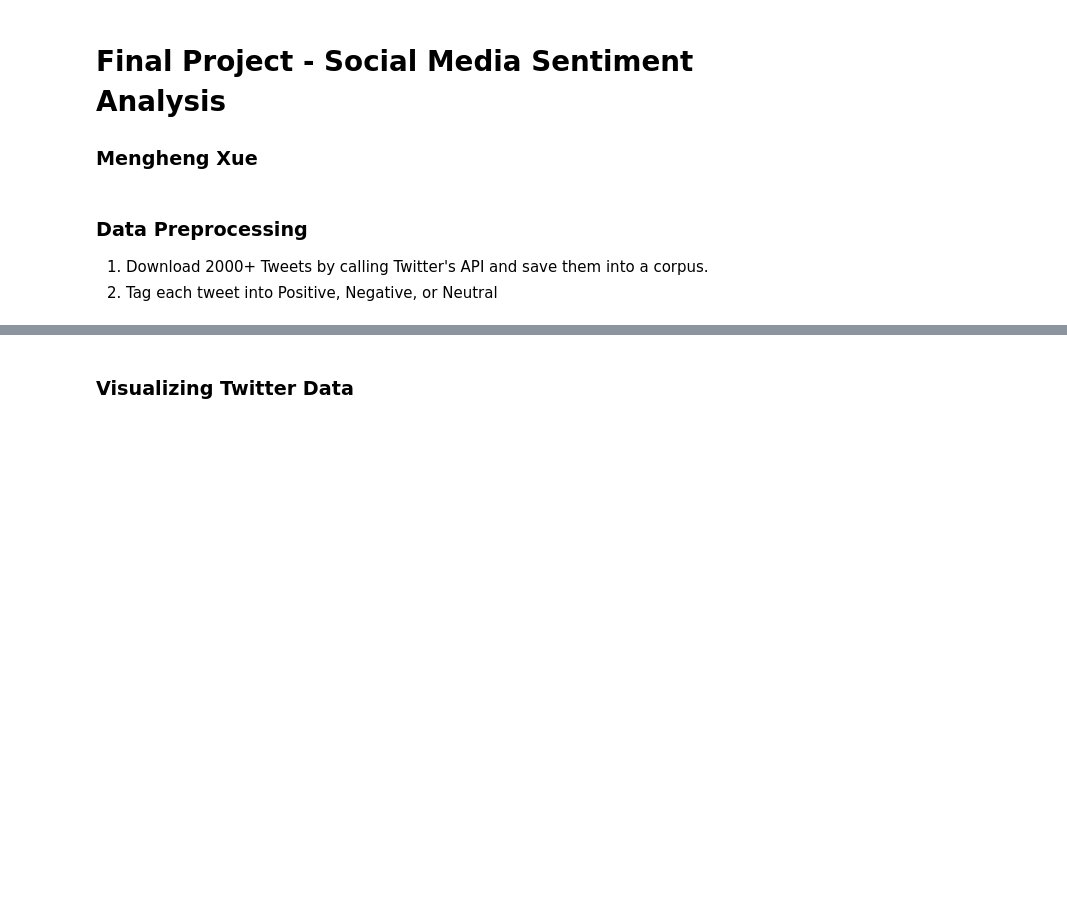
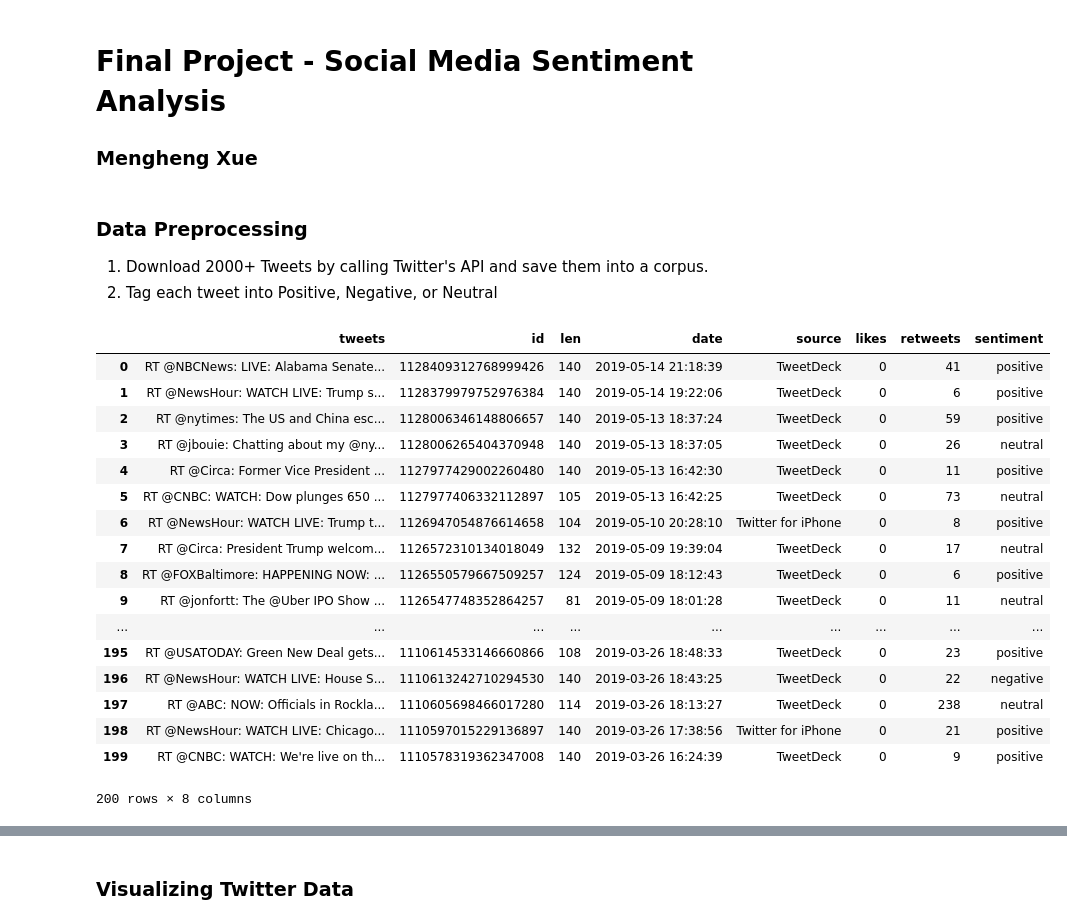
Before and after one commit to bondxue/FRE9733-Big-Data-in-Finance, a Jupyter notebook: FinalProject-SocialMediaSentimentAnalysis/Final_Project_Social_Media_Sentiment_Analysis.ipynb, the cells around one changed output, grey strips where cells are left out. Drawn from its saved outputs; the diff is of its cells as text; code cells hidden in the pictures; blank space fills up the shorter version.

```diff
--- a/FinalProject-SocialMediaSentimentAnalysis/Final_Project_Social_Media_Sentiment_Analysis.ipynb
+++ b/FinalProject-SocialMediaSentimentAnalysis/Final_Project_Social_Media_Sentiment_Analysis.ipynb
@@ -12,11 +12,31 @@ import seaborn as sns
 1. Download 2000+ Tweets by calling Twitter's API and save them into a corpus.
 2. Tag each tweet into Positive, Negative, or Neutral
 # %%
+import sentiment_anaylsis_twitter_data
 twitter_client = sentiment_anaylsis_twitter_data.TwitterClient()
 tweet_analyzer = sentiment_anaylsis_twitter_data.TweetAnalyzer()
 api = twitter_client.get_twitter_client_api()
-tweets = api.user_timeline(screen_name="ladygaga", count=8000)
+tweets = api.user_timeline(screen_name="TwitterNews", count=8000)
 df = tweet_analyzer.tweets_to_data_frame(tweets)
 df['sentiment'] = np.array([tweet_analyzer.analyze_sentiment(tweet) for tweet in df['tweets']]) # tag each tweets into Positive, Negative, or Neutral
 
 df.head(200)
+# %% [output]
+|  | tweets | id | len | date | source | likes | retweets | sentiment |
+| 0 | RT @NBCNews: LIVE: Alabama Senate... | 1128409312768999426 | 140 | 2019-05-14 21:18:39 | TweetDeck | 0 | 41 | positive |
+| 1 | RT @NewsHour: WATCH LIVE: Trump s... | 1128379979752976384 | 140 | 2019-05-14 19:22:06 | TweetDeck | 0 | 6 | positive |
+| 2 | RT @nytimes: The US and China esc... | 1128006346148806657 | 140 | 2019-05-13 18:37:24 | TweetDeck | 0 | 59 | positive |
+| 3 | RT @jbouie: Chatting about my @ny... | 1128006265404370948 | 140 | 2019-05-13 18:37:05 | TweetDeck | 0 | 26 | neutral |
+| 4 | RT @Circa: Former Vice President ... | 1127977429002260480 | 140 | 2019-05-13 16:42:30 | TweetDeck | 0 | 11 | positive |
+| 5 | RT @CNBC: WATCH: Dow plunges 650 ... | 1127977406332112897 | 105 | 2019-05-13 16:42:25 | TweetDeck | 0 | 73 | neutral |
+| 6 | RT @NewsHour: WATCH LIVE: Trump t... | 1126947054876614658 | 104 | 2019-05-10 20:28:10 | Twitter for iPhone | 0 | 8 | positive |
+| 7 | RT @Circa: President Trump welcom... | 1126572310134018049 | 132 | 2019-05-09 19:39:04 | TweetDeck | 0 | 17 | neutral |
+| 8 | RT @FOXBaltimore: HAPPENING NOW: ... | 1126550579667509257 | 124 | 2019-05-09 18:12:43 | TweetDeck | 0 | 6 | positive |
+| 9 | RT @jonfortt: The @Uber IPO Show ... | 1126547748352864257 | 81 | 2019-05-09 18:01:28 | TweetDeck | 0 | 11 | neutral |
+| ... | ... | ... | ... | ... | ... | ... | ... | ... |
+| 195 | RT @USATODAY: Green New Deal gets... | 1110614533146660866 | 108 | 2019-03-26 18:48:33 | TweetDeck | 0 | 23 | positive |
+| 196 | RT @NewsHour: WATCH LIVE: House S... | 1110613242710294530 | 140 | 2019-03-26 18:43:25 | TweetDeck | 0 | 22 | negative |
+| 197 | RT @ABC: NOW: Officials in Rockla... | 1110605698466017280 | 114 | 2019-03-26 18:13:27 | TweetDeck | 0 | 238 | neutral |
+| 198 | RT @NewsHour: WATCH LIVE: Chicago... | 1110597015229136897 | 140 | 2019-03-26 17:38:56 | Twitter for iPhone | 0 | 21 | positive |
+| 199 | RT @CNBC: WATCH: We're live on th... | 1110578319362347008 | 140 | 2019-03-26 16:24:39 | TweetDeck | 0 | 9 | positive |
+200 rows × 8 columns
```
Also changed, not shown: parts of 13 cells of this notebook, 2 other files.
